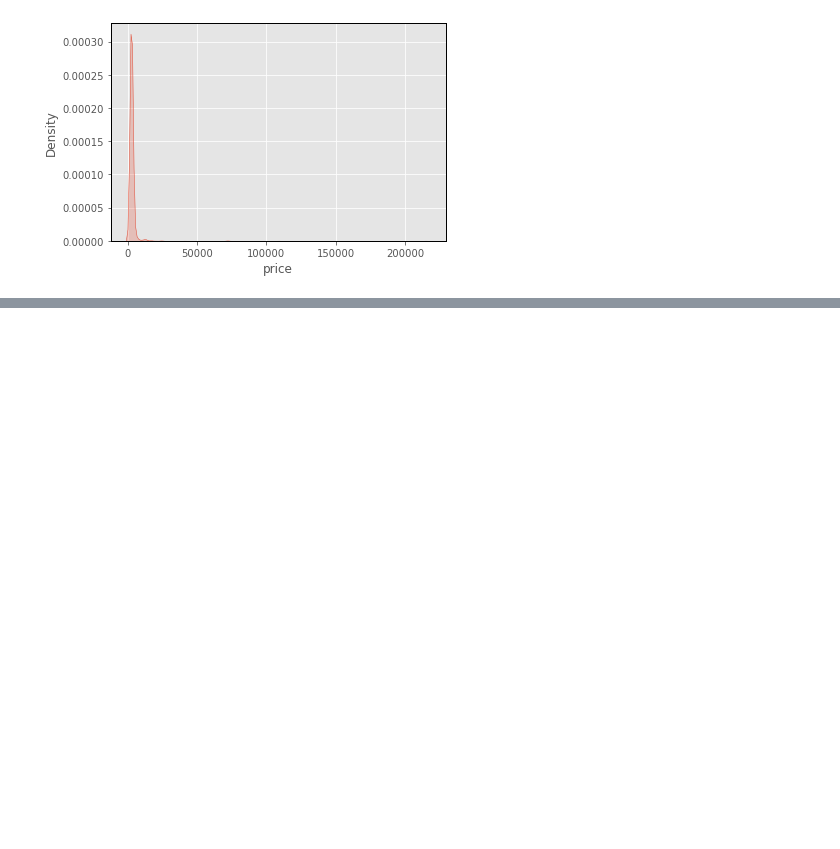
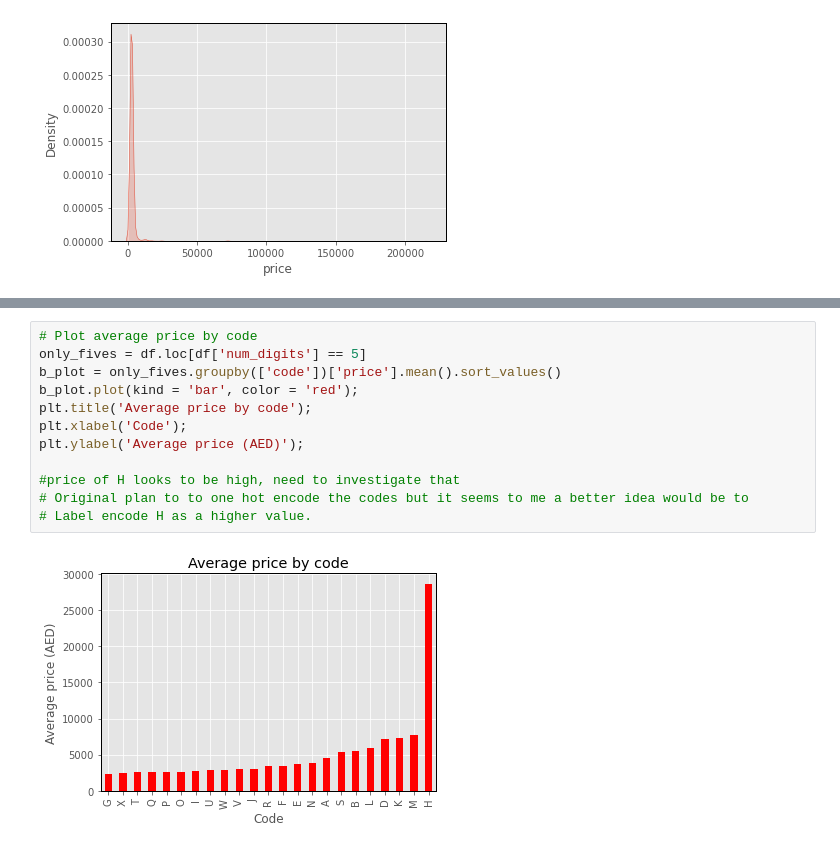
Before and after one commit to FardinAhsan146/DXB-Numberplate-Price-Predictor, a Jupyter notebook: EDA_notebook.ipynb, the cells around one changed output, grey strips where cells are left out. Saved outputs shown, nothing was run; the diff lists cells and outputs as text; blank space fills up the shorter version.

```diff
--- a/EDA_notebook.ipynb
+++ b/EDA_notebook.ipynb
@@ -136,0 +145,14 @@ sns.scatterplot(x = 'number', y = 'price', data = df);
+# %%
+# Plot average price by code
+only_fives = df.loc[df['num_digits'] == 5]
+b_plot = only_fives.groupby(['code'])['price'].mean().sort_values()
+b_plot.plot(kind = 'bar', color = 'red');
+plt.title('Average price by code');
+plt.xlabel('Code');
+plt.ylabel('Average price (AED)');
+
+#price of H looks to be high, need to investigate that
+# Original plan to to one hot encode the codes but it seems to me a better idea would be to
+# Label encode H as a higher value.
+# %% [output]
+[figure, added]
```
Also changed, not shown: parts of 5 cells of this notebook.
